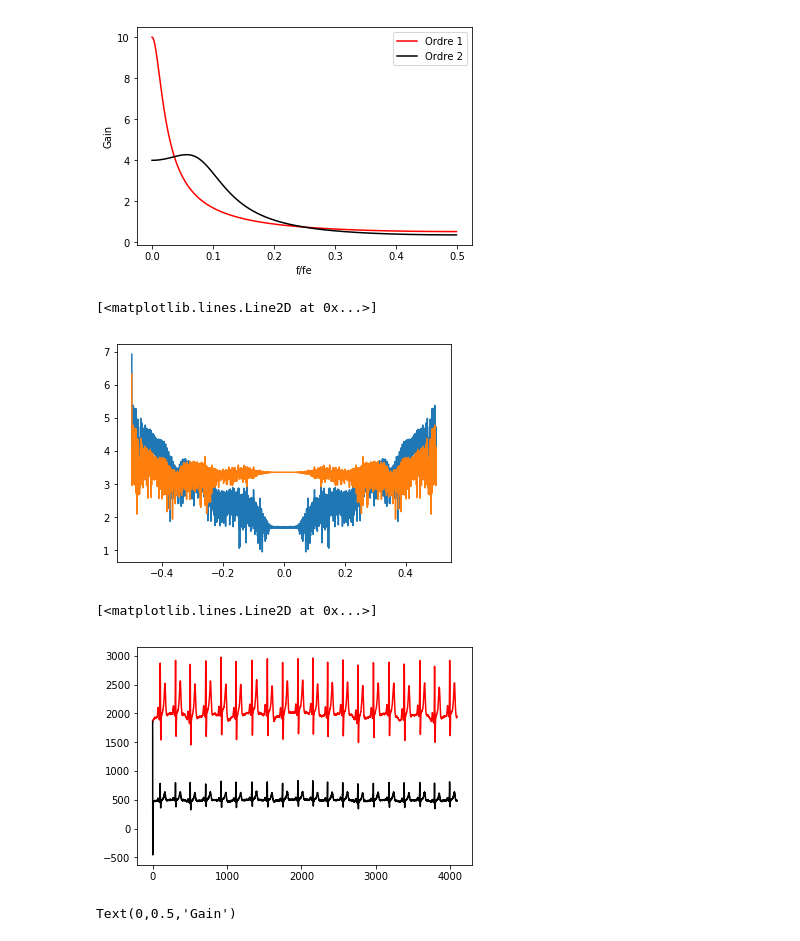
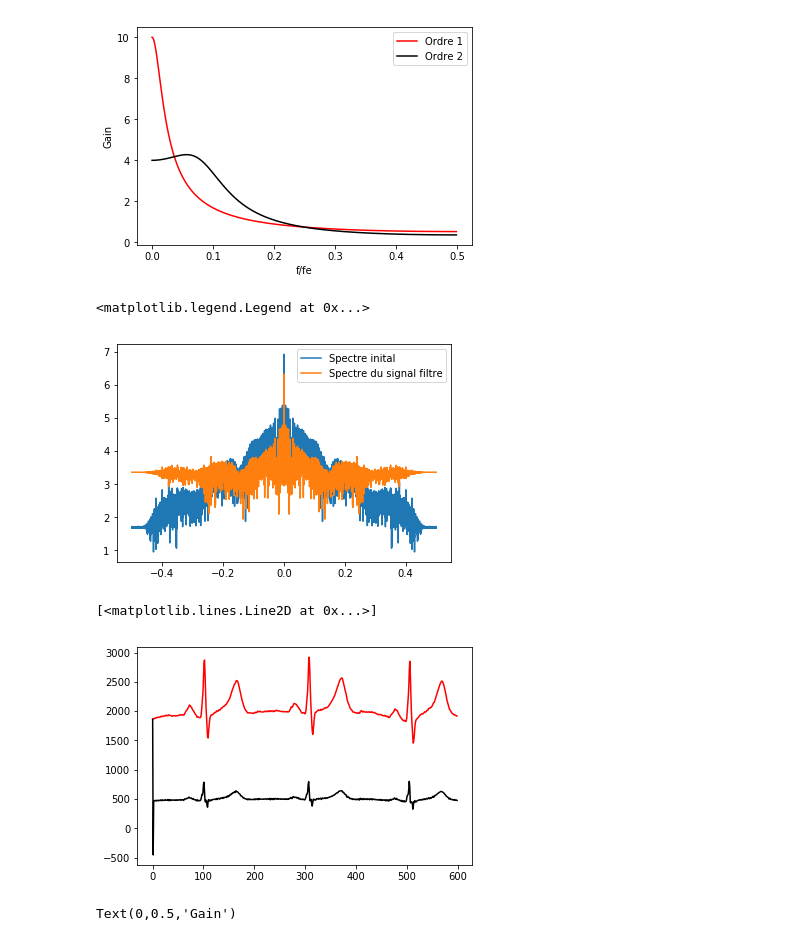
Before and after one commit to GregoirePacreau/ProjetTS, a Jupyter notebook: Projet 4 - ECG/projet.ipynb, the cells around one changed output. Cells and saved outputs as stored; diff of their text form; code cells hidden in the pictures.

```diff
--- a/Projet 4 - ECG/projet.ipynb
+++ b/Projet 4 - ECG/projet.ipynb
@@ -203,21 +213,29 @@ y = signal.lfilter([1,-1.25,0.5],[1],ecg1)
 # %% [output]
 [figure]
 # %%
-#Hautes fréquences peu modifiées et basses fréquences modifiées
+#Basses fréquences peu modifiées et hautes fréquences modifiées
 f = np.linspace(-1/2.,1/2.,N)
-plt.plot(f, np.log10(np.absolute(np.fft.fft(ecg1))))
-plt.plot(f, np.log10(np.absolute(np.fft.fft(y))))
+l1 = np.log10(np.absolute(np.fft.fft(ecg1)))[0:N/2]
+l2 = np.log10(np.absolute(np.fft.fft(ecg1)))[N/2:]
+l = np.concatenate((l2,l1))
+
+la = np.log10(np.absolute(np.fft.fft(y)))[0:N/2]
+lb = np.log10(np.absolute(np.fft.fft(y)))[N/2:]
+lc = np.concatenate((lb,la))
+plt.plot(f, l)
+plt.plot(f, lc)
+plt.legend(['Spectre inital', 'Spectre du signal filtre'])
 # %% [output]
-[<matplotlib.lines.Line2D at 0x...>]
+<matplotlib.legend.Legend at 0x...>
-[figure, old version]
+[figure, new version]
 # %%
 #En effet les basses fréquences sont modifiées (par exemple la moyenne du signal)
-t = [i for i in range(0,N)]
-plt.plot(t,ecg1,'r')
-plt.plot(t, y,'k')
+t = [i for i in range(0,600)]
+plt.plot(t,ecg1[0:600],'r')
+plt.plot(t, y[0:600],'k')
 # %% [output]
 [<matplotlib.lines.Line2D at 0x...>]
-[figure, old version]
+[figure, new version]
 # %%
 #Utilisation de filtre de Butterworth (cf. exemple de la documentation de scipy.signal.lfilter)
 b, a = signal.butter(3, 0.05)
```
Also changed, not shown: parts of 10 cells of this notebook.
